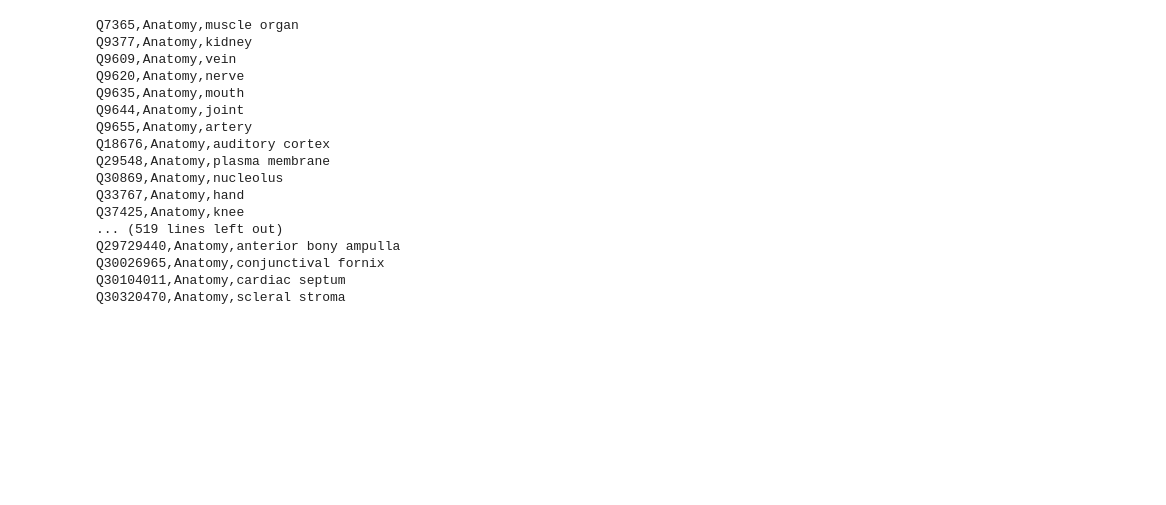
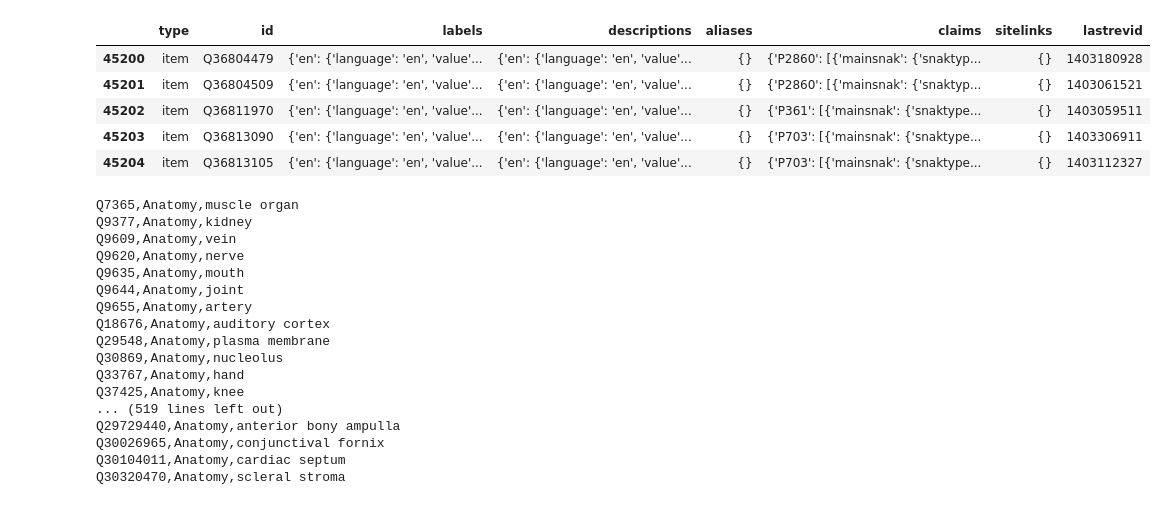
Before and after one commit to sabahzero/WRP, a Jupyter notebook: src/WDF-10categories/01.ipynb, the cells around one changed output. Saved outputs shown, nothing was run; the diff lists cells and outputs as text; code cells hidden in the pictures; blank space fills up the shorter version.

```diff
--- a/src/WDF-10categories/01.ipynb
+++ b/src/WDF-10categories/01.ipynb
@@ -29,0 +55,9 @@ df.head()
+# %%
+gpp.tail() # pathway, bp, ??? gene ???
+# %% [output]
+|  | type | id | labels | descriptions | aliases | claims | sitelinks | lastrevid |
+| 45200 | item | Q36804479 | {'en': {'language': 'en', 'value'... | {'en': {'language': 'en', 'value'... | {} | {'P2860': [{'mainsnak': {'snaktyp... | {} | 1403180928 |
+| 45201 | item | Q36804509 | {'en': {'language': 'en', 'value'... | {'en': {'language': 'en', 'value'... | {} | {'P2860': [{'mainsnak': {'snaktyp... | {} | 1403061521 |
+| 45202 | item | Q36811970 | {'en': {'language': 'en', 'value'... | {'en': {'language': 'en', 'value'... | {} | {'P361': [{'mainsnak': {'snaktype... | {} | 1403059511 |
+| 45203 | item | Q36813090 | {'en': {'language': 'en', 'value'... | {'en': {'language': 'en', 'value'... | {} | {'P703': [{'mainsnak': {'snaktype... | {} | 1403306911 |
+| 45204 | item | Q36813105 | {'en': {'language': 'en', 'value'... | {'en': {'language': 'en', 'value'... | {} | {'P703': [{'mainsnak': {'snaktype... | {} | 1403112327 |
```
Also changed, not shown: parts of 15 cells of this notebook.
